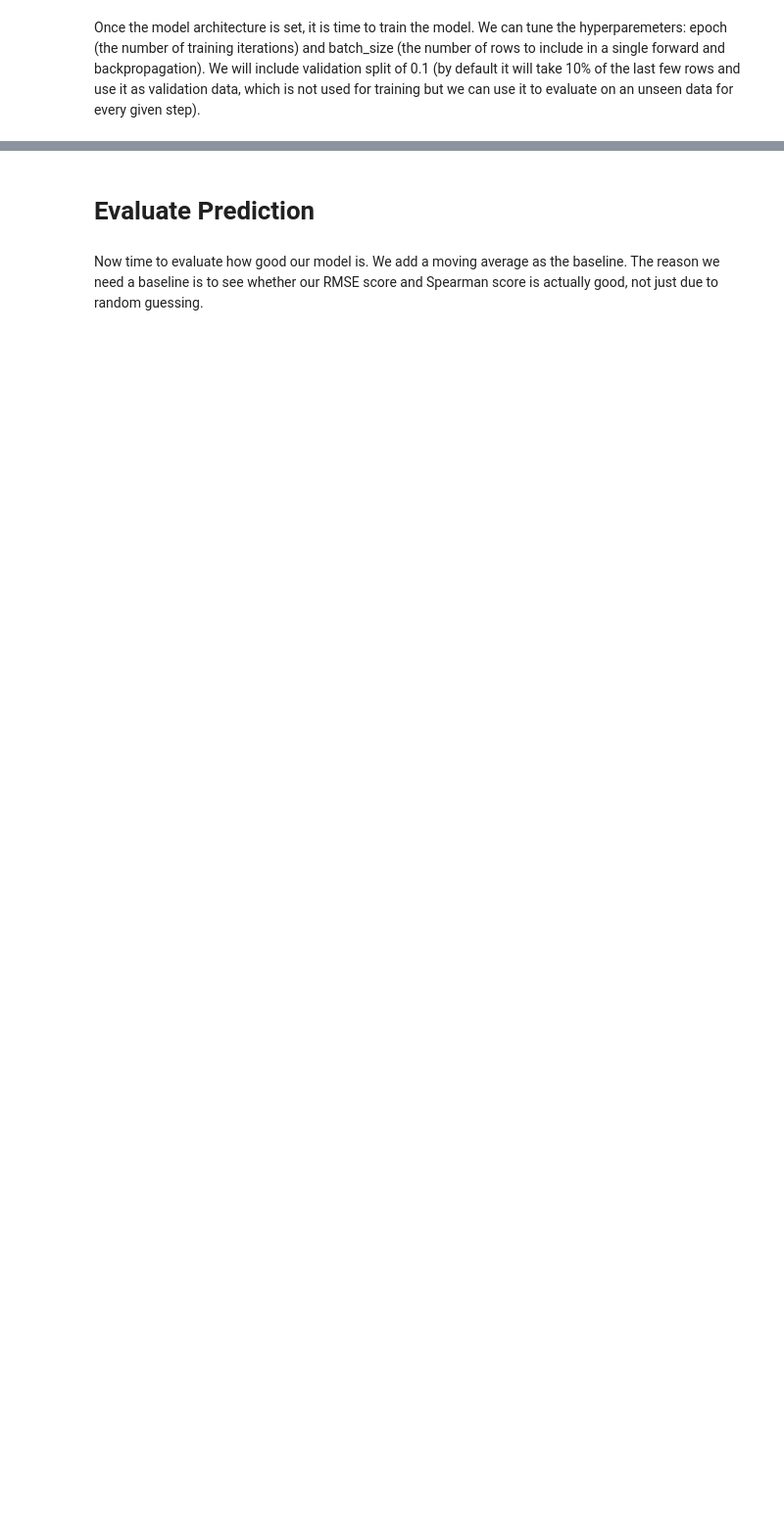
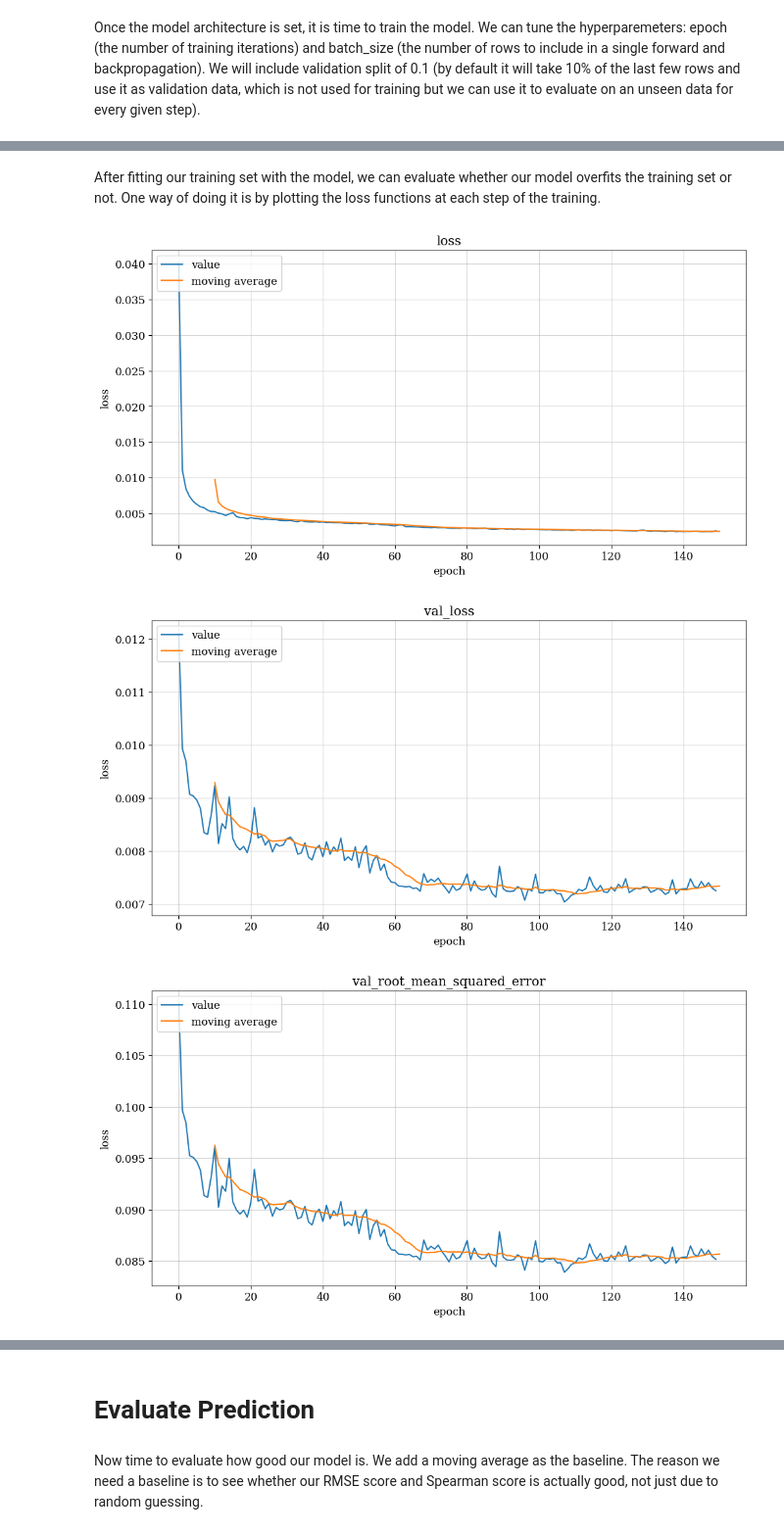
Before and after one commit to JvThunder/PEMS08-Traffic-Flow-Forecasting, a Jupyter notebook: pems08-traffic-flow-prediction.ipynb, the cells around one changed output, grey strips where cells are left out. Shown at 98% size. Drawn from its saved outputs; the diff is of its cells as text; code cells hidden in the pictures; blank space fills up the shorter version.

```diff
--- a/pems08-traffic-flow-prediction.ipynb
+++ b/pems08-traffic-flow-prediction.ipynb
@@ -499,0 +516,29 @@ Epoch 100/100
+# %% [markdown]
+After fitting our training set with the model, we can evaluate whether our model overfits the training set or not. One way of doing it is by plotting the loss functions at each step of the training.
+# %%
+def plot_training(training_history, text, width):
+    history = training_history.history[text]
+
+    # creates a moving average plot to reduce variations
+    moving_average = [float("NaN") for i in range(width)]
+    for i in range(width, len(history)+1):
+        moving_average.append(np.mean(np.array(history[i-width:i+1])))
+
+    plt.plot(history)
+    plt.plot(moving_average)
+    plt.title(text)
+    plt.ylabel('loss')
+    plt.xlabel('epoch')
+    plt.legend(['value','moving average'], loc='upper left')
+    plt.show()
+# %%
+# Plots the loss (MSE and RMSE) of both test and validation data
+WIDTH = 10
+plot_training(history,'loss',WIDTH)
+plot_training(history,'val_loss',WIDTH)
+plot_training(history,'val_root_mean_squared_error',WIDTH)
+plot_training(history,'root_mean_squared_error',WIDTH)
+# %% [output]
+[figure, added]
+[figure, added]
+[figure, added]
```
Also changed, not shown: parts of 17 cells of this notebook.
